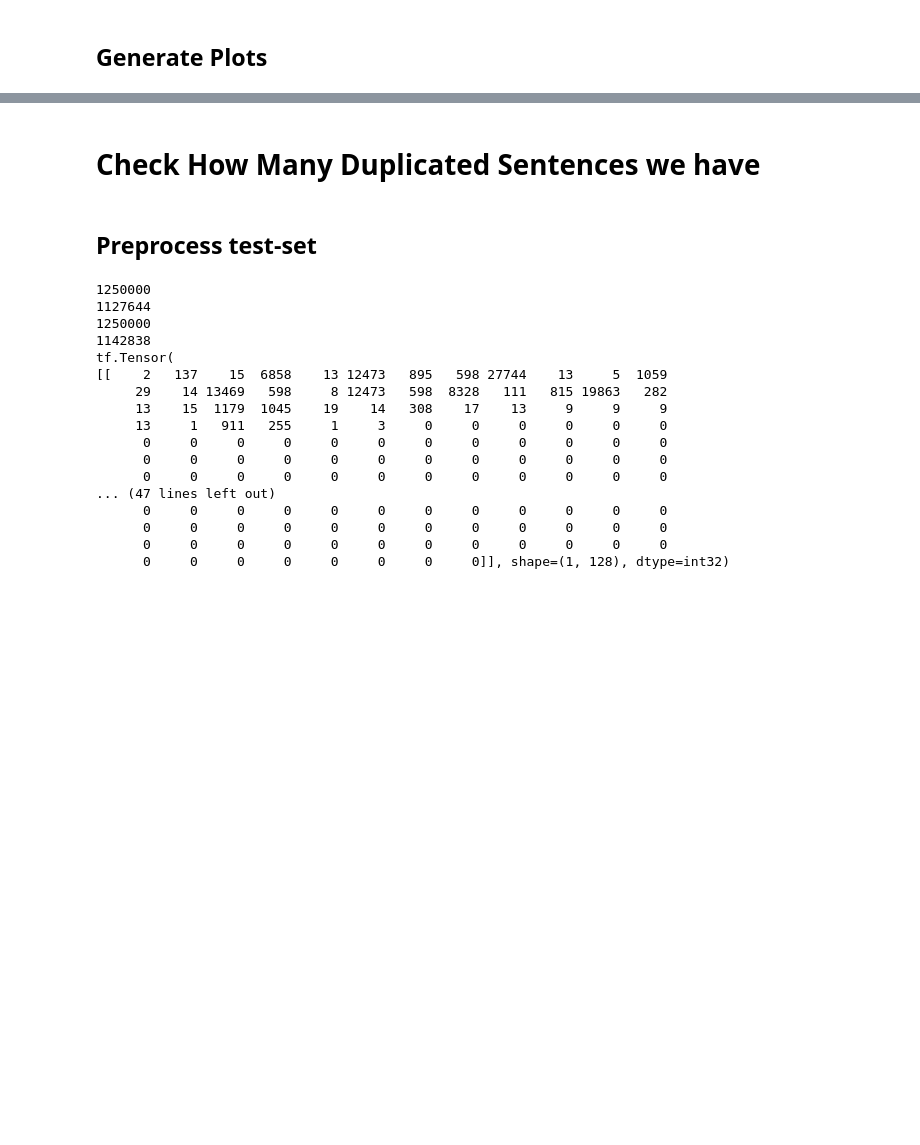
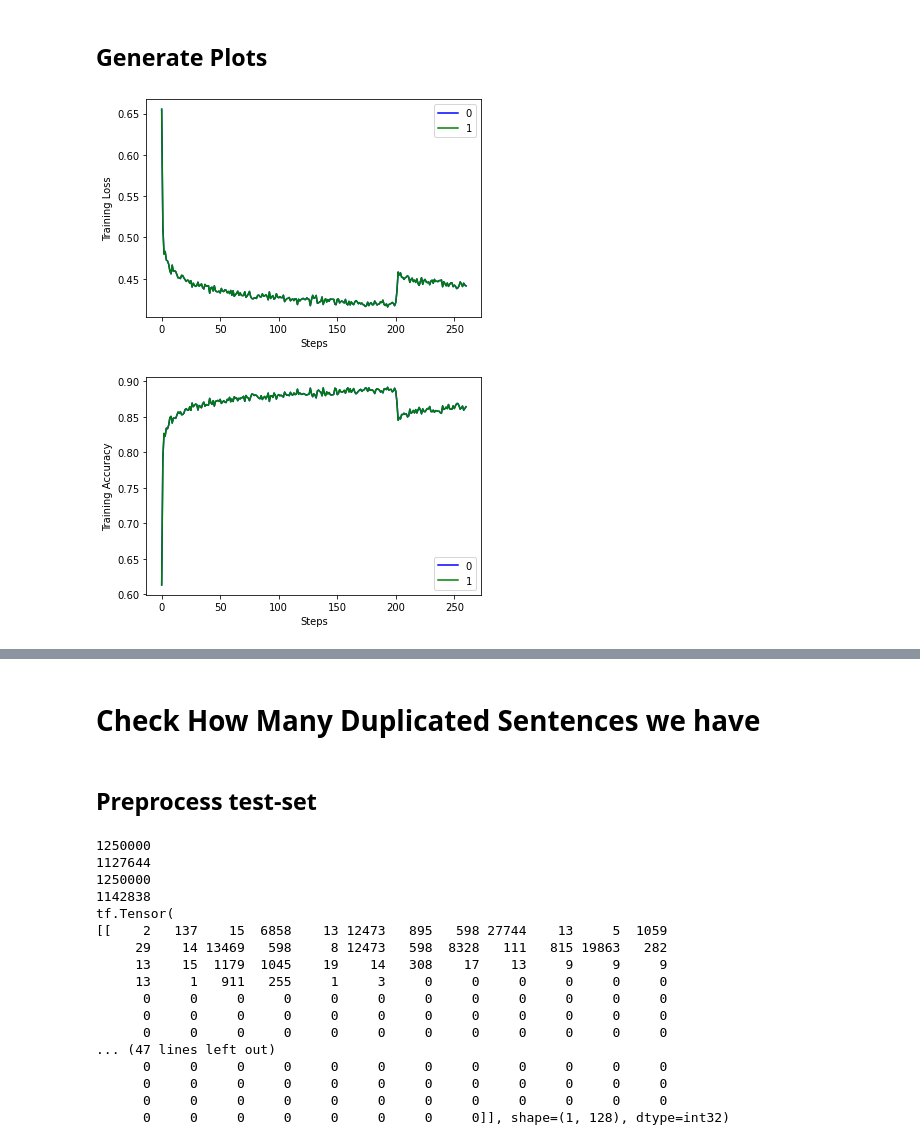
Before and after one commit to berniwal/CIL_Project, a Jupyter notebook: CIL-Notebook.ipynb, the cells around one changed output, grey strips where cells are left out. Cells and saved outputs as stored; diff of their text form; code cells hidden in the pictures; blank space fills up the shorter version.

Commit message:
plotting included

```diff
--- a/CIL-Notebook.ipynb
+++ b/CIL-Notebook.ipynb
@@ -587,0 +538,80 @@ Loading Data...
+# %%
+# Code to generate Plots from File
+import matplotlib.pyplot as plt
+
+file_paths = os.listdir('./results/')
+colors = ['b', 'g', 'r', 'c', 'm', 'y', 'k']
+
+file_paths_train = [file_name for file_name in file_paths if 'train' in file_name]
+file_paths_validation = [file_name for file_name in file_paths if 'validation' in file_name]
+
+# Train Loss Accuracy Load Data
+train_losses = []
+train_accuracies = []
+for file_index in range(min(len(file_paths_train), len(colors))):
+  train_loss = []
+  train_accuracy = []
+  file_name = file_paths_train[file_index]
+  f = open('./results/{}'.format(file_name))
+  lines = f.readlines()
+  for line in lines:
+    step, current_loss, current_accuracy = line.split(' ')
+    train_loss.append(float(current_loss))
+    train_accuracy.append(float(current_accuracy))
+  train_losses.append(train_loss)
+  train_accuracies.append(train_accuracy)
+
+# Train Loss Plot Data
+for idx, train_loss in enumerate(train_losses):
+  plt.plot(train_loss, colors[idx], label=idx)
+
+plt.xlabel('Steps')
+plt.ylabel('Training Loss')
+plt.legend()
+plt.show()
+
+# Train Accuracy Plot Data
+for idx, train_accuracy in enumerate(train_accuracies):
+  plt.plot(train_accuracy, colors[idx], label=idx)
+
+plt.xlabel('Steps')
+plt.ylabel('Training Accuracy')
+plt.legend()
+plt.show()
+
+# Train Loss Accuracy Load Data
+val_losses = []
+val_accuracies = []
+for file_index in range(min(len(file_paths_validation), len(colors))):
+  val_loss = []
+  val_accuracy = []
+  file_name = file_paths_validation[file_index]
+  f = open('./results/{}'.format(file_name))
+  lines = f.readlines()
+  for line in lines:
+    step, current_loss, current_accuracy = line.split(' ')
+    val_loss.append(float(current_loss))
+    val_accuracy.append(float(current_accuracy))
+  val_losses.append(val_loss)
+  val_accuracies.append(val_accuracy)
+
+# Validation Loss Plot Data
+for idx, val_loss in enumerate(val_losses):
+  plt.plot(val_loss, colors[idx], label=idx)
+
+plt.xlabel('Epochs')
+plt.ylabel('Validation Loss')
+plt.legend()
+plt.show()
+
+# Validation Accuracy Plot Data
+for idx, val_accuracy in enumerate(val_accuracies):
+  plt.plot(val_accuracy, colors[idx], label=idx)
+
+plt.xlabel('Epochs')
+plt.ylabel('Validation Accuracy')
+plt.legend()
+plt.show()
+# %% [output]
+[figure, added]
+[figure, added]
```
Also changed, not shown: parts of 3 cells of this notebook.
